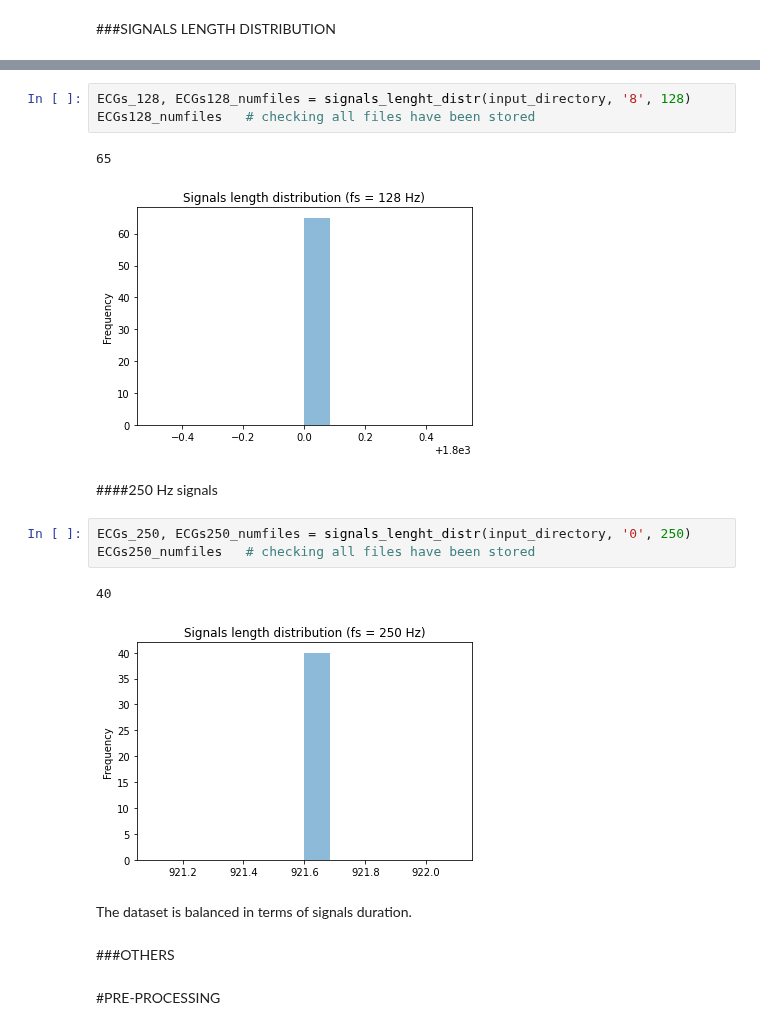
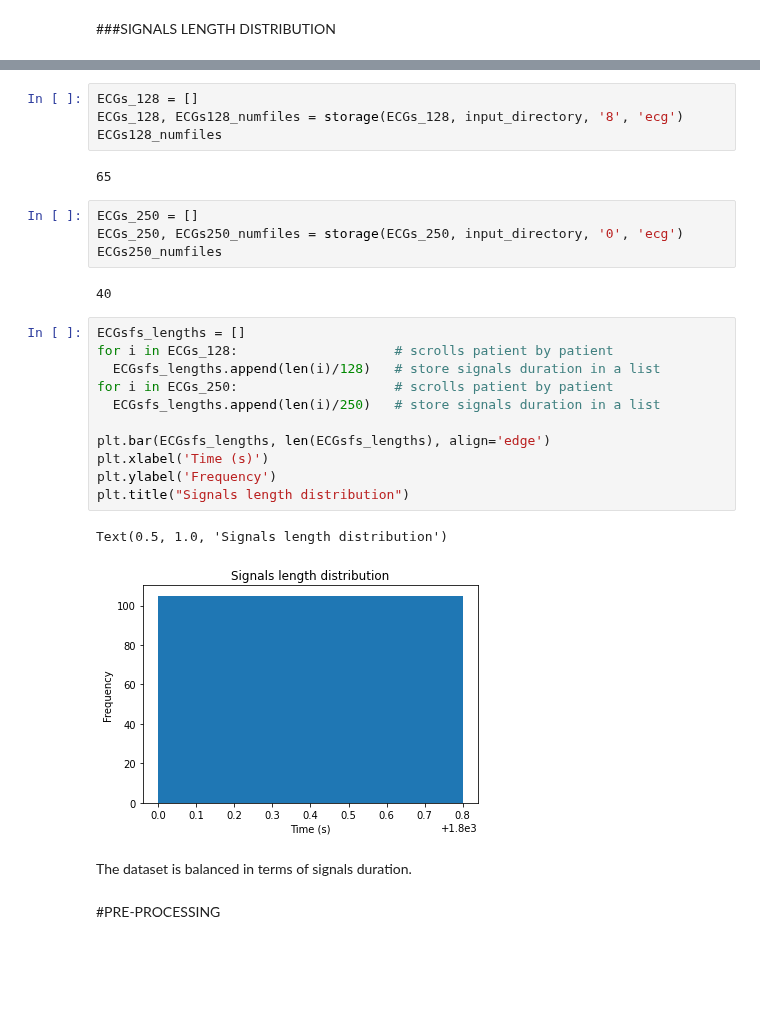
Before and after one commit to alice202122/AI_PROJECT, a Jupyter notebook: AI_Assignment.ipynb, the cells around one changed output, grey strips where cells are left out. Cells and saved outputs as stored; diff of their text form; blank space fills up the shorter version.

```diff
--- a/AI_Assignment.ipynb
+++ b/AI_Assignment.ipynb
@@ -157,21 +144,31 @@ def signals_lenght_distr(input_directory, last_character, fs):
 # %%
-ECGs_128, ECGs128_numfiles = signals_lenght_distr(input_directory, '8', 128)
-ECGs128_numfiles   # checking all files have been stored
+ECGs_128 = []
+ECGs_128, ECGs128_numfiles = storage(ECGs_128, input_directory, '8', 'ecg')
+ECGs128_numfiles
 # %% [output]
 65
-[figure, removed]
-# %% [markdown]
-####250 Hz signals
 # %%
-ECGs_250, ECGs250_numfiles = signals_lenght_distr(input_directory, '0', 250)
-ECGs250_numfiles   # checking all files have been stored
+ECGs_250 = []
+ECGs_250, ECGs250_numfiles = storage(ECGs_250, input_directory, '0', 'ecg')
+ECGs250_numfiles
 # %% [output]
 40
-[figure, removed]
+# %%
+ECGsfs_lengths = []
+for i in ECGs_128:                    # scrolls patient by patient
+  ECGsfs_lengths.append(len(i)/128)   # store signals duration in a list
+for i in ECGs_250:                    # scrolls patient by patient
+  ECGsfs_lengths.append(len(i)/250)   # store signals duration in a list
+
+plt.bar(ECGsfs_lengths, len(ECGsfs_lengths), align='edge')
+plt.xlabel('Time (s)')
+plt.ylabel('Frequency')
+plt.title("Signals length distribution")
+# %% [output]
+Text(0.5, 1.0, 'Signals length distribution')
+[figure, added]
 # %% [markdown]
 The dataset is balanced in terms of signals duration.
-# %% [markdown]
-###OTHERS
 # %% [markdown]
 #PRE-PROCESSING
 # %% [markdown]
```
Also changed, not shown: parts of 5 cells of this notebook.
